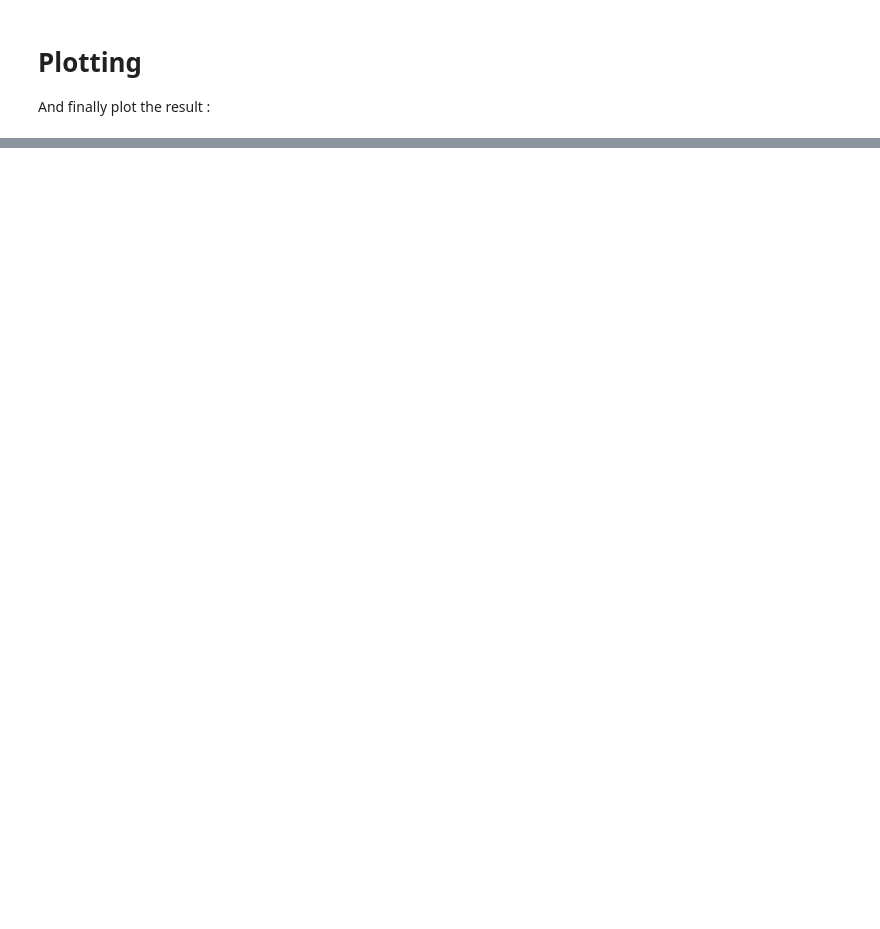
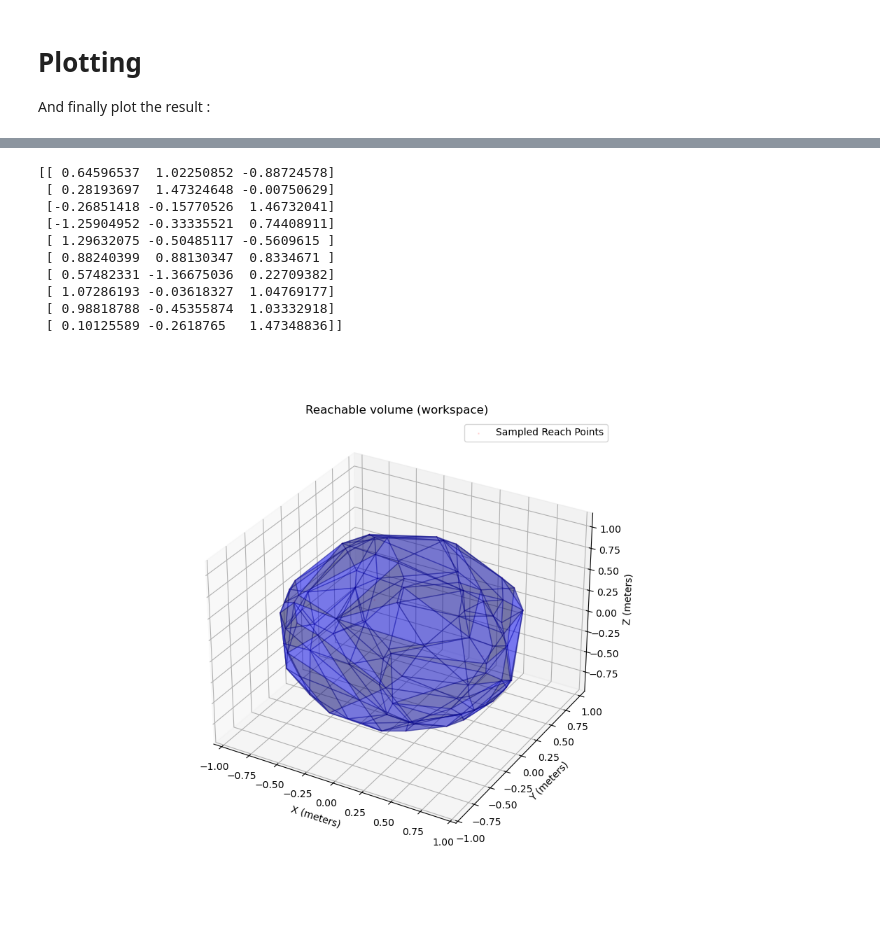
Before and after one commit to willowhughes/lab-2-ik, a Jupyter notebook: my_IK.ipynb, the cells around one changed output, grey strips where cells are left out. Saved outputs shown, nothing was run; the diff lists cells and outputs as text; code cells hidden in the pictures; blank space fills up the shorter version.

```diff
--- a/my_IK.ipynb
+++ b/my_IK.ipynb
@@ -45,0 +46,64 @@ my_chain.plot(my_chain.inverse_kinematics(target_position), ax, target=target_po
+# %%
+from scipy.spatial import ConvexHull
+
+# sampled_points array of shape (N, 3)
+# representing points on a sphere around the robot.
+
+n = 100
+radius = 1.5
+
+coords = np.random.randn(n, 3)
+mag = np.linalg.norm(coords, axis=1)
+sampled_points = coords / mag[:, np.newaxis] * radius
+
+print(sampled_points[:10])
+
+# calc reachable points
+# attempt to reach each sampled point and record where the tip actually ends up
+reached_points = []
+for target in sampled_points:
+    # inverse kinematics to find joint angles
+    ik_solution = my_chain.inverse_kinematics(target)
+
+    # forward kinematics to find the actual position reached
+    # FK returns a 4x4 matrix, the first 3 elements of the last column are (x, y, z)
+    actual_pos = my_chain.forward_kinematics(ik_solution)[:3, 3]
+    reached_points.append(actual_pos)
+
+reached_points = np.array(reached_points)
+
+# compute convex hull of the reached points to help visualize the outer boundary of the robot's workspace.
+hull = ConvexHull(reached_points)
+
+# - visualization
+fig = plt.figure(figsize=(10, 8))
+ax = fig.add_subplot(111, projection='3d')
+
+# plot individual points
+ax.scatter(reached_points[:,0], reached_points[:,1], reached_points[:,2],
+           c='red', alpha=0.1, s=1, label='Sampled Reach Points')
+
+# plot convex hull
+# hull.simplices contains the triplets of indices that form triangles on the surface
+ax.plot_trisurf(reached_points[:,0], reached_points[:,1], reached_points[:,2],
+                triangles=hull.simplices, color='blue', alpha=0.3, edgecolor='navy')
+
+ax.set_xlabel('X (meters)')
+ax.set_ylabel('Y (meters)')
+ax.set_zlabel('Z (meters)')
+ax.set_title('Reachable volume (workspace)')
+ax.legend()
+
+plt.show()
+# %% [output]
+[[ 0.64596537  1.02250852 -0.88724578]
+ [ 0.28193697  1.47324648 -0.00750629]
+ [-0.26851418 -0.15770526  1.46732041]
+ [-1.25904952 -0.33335521  0.74408911]
+ [ 1.29632075 -0.50485117 -0.5609615 ]
+ [ 0.88240399  0.88130347  0.8334671 ]
+ [ 0.57482331 -1.36675036  0.22709382]
+ [ 1.07286193 -0.03618327  1.04769177]
+ [ 0.98818788 -0.45355874  1.03332918]
+ [ 0.10125589 -0.2618765   1.47348836]]
+[figure, added]
```
Also changed, not shown: parts of 6 cells of this notebook, 5 other files.
